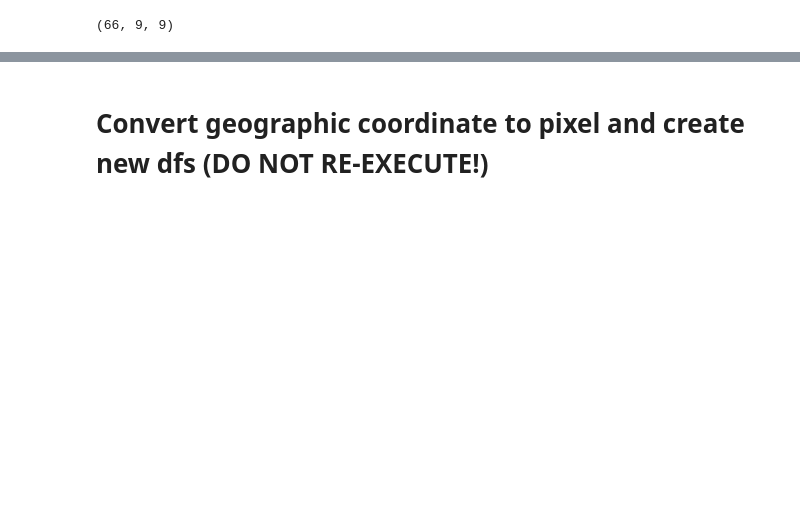
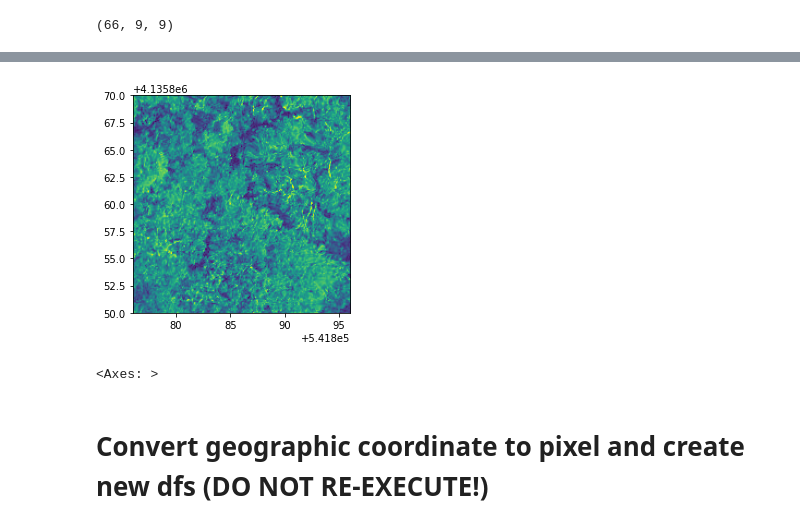
Before and after one commit to anw1998/ift6759_trees, a Jupyter notebook: notebooks/Visualization.ipynb, the cells around one changed output, grey strips where cells are left out. Drawn from its saved outputs; the diff is of its cells as text; code cells hidden in the pictures; blank space fills up the shorter version.

```diff
--- a/notebooks/Visualization.ipynb
+++ b/notebooks/Visualization.ipynb
@@ -192,3 +265,16 @@ interactive(children=(Dropdown(description='Season', options=('train', 'val', 't
+# %%
+import rasterio
+import matplotlib.pyplot as pyplot
+import numpy as np
+
+dataset = rasterio.open('/content/drive/MyDrive/Mila/ift6759_trees/data/interim/RemoteSensing/test/RGB/MLBS_9.tif')
+image2 = dataset.read()
+# color_array = np.asarray([dataset.colormap(1)[i] for i in range(256)], dtype=np.uint8)
+# image3 = color_array[image2]
+rasterio.plot.show(dataset)
+# %% [output]
+[figure, added]
+<Axes: >
 # %% [markdown]
 # Convert geographic coordinate to pixel and create new dfs (DO NOT RE-EXECUTE!)
 # %%
```
Also changed, not shown: parts of 44 cells of this notebook.
